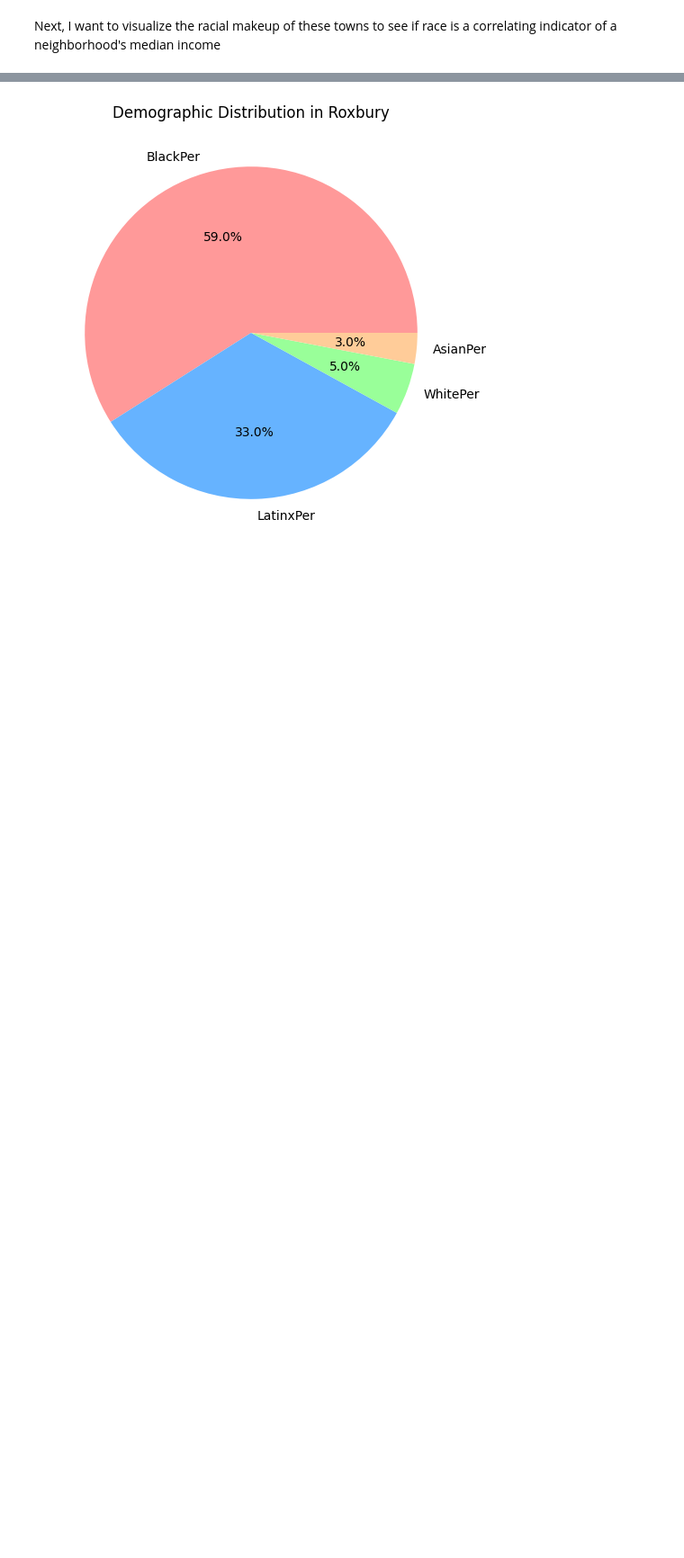
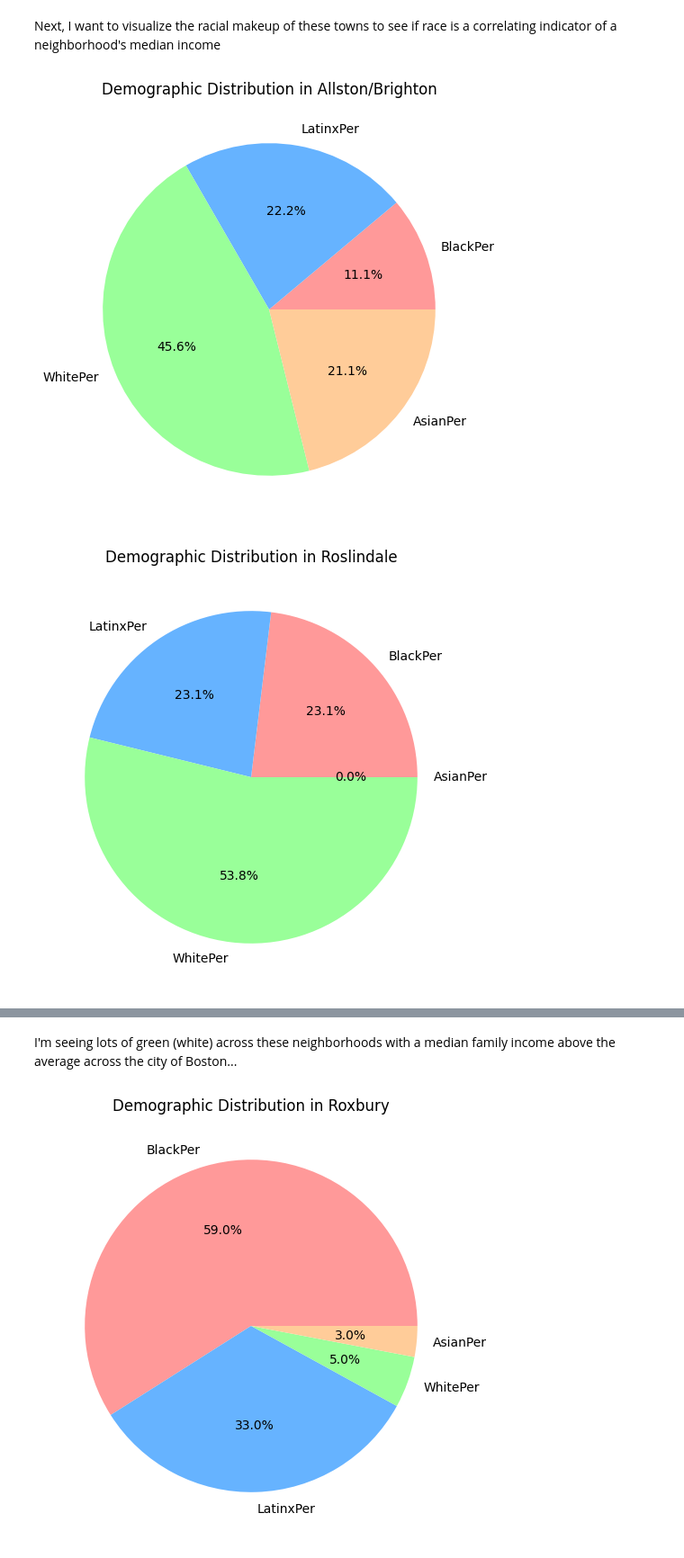
Before and after one commit to FortuneKosiUdeh/boston-income-analysis, a Jupyter notebook: childcare2.ipynb, the cells around one changed output, grey strips where cells are left out. Shown at 90% size. Drawn from its saved outputs; the diff is of its cells as text; code cells hidden in the pictures; blank space fills up the shorter version.

```diff
--- a/childcare2.ipynb
+++ b/childcare2.ipynb
@@ -29,0 +32,2 @@ df['MedianIncome'] = df['MedianIncome'].replace('[\$,]', '', regex=True).astype(
+# %%
+df = df.apply(lambda col: col.str.replace(',', '', regex=False) if col.dtype == "object" else col)
@@ -43,0 +40,2 @@ df = df.dropna(axis=0, how='any')
+# %%
+df = df.apply(lambda col: col.str.replace('%', '', regex=True).astype(float) if col.dtype == 'object' else col)
@@ -117,3 +138,14 @@ Text(0.5, 1.0, 'Low Income Neighborhoods')
 [figure]
 # %% [markdown]
 Next, I want to visualize the racial makeup of these towns to see if race is a correlating indicator of a neighborhood's median income
+# %%
+percentages = highIncomeNeighborhoods[['BlackPer', 'LatinxPer', 'WhitePer', 'AsianPer']]
+# Convert percentage columns to numeric values
+for neighborhood, data in highIncomeNeighborhoods.iterrows():
+    plt.figure(figsize=(8, 6))
+    plt.pie(data[percentages.columns], labels=percentages.columns, autopct='%1.1f%%', colors=['#ff9999','#66b3ff','#99ff99','#ffcc99'])
+    plt.title(f"Demographic Distribution in {neighborhood}")
+    plt.show()
+# %% [output]
+[figure, added]
+[figure, added]
@@ -120,2 +159,4 @@ Next, I want to visualize the racial makeup of these towns to see if race is a c
+# %% [markdown]
+I'm seeing lots of green (white) across these neighborhoods with a median family income above the average across the city of Boston...
 # %%
 percentages = lowIncomeNeighborhoods[['BlackPer', 'LatinxPer', 'WhitePer', 'AsianPer']]
```
Also changed, not shown: parts of 40 cells of this notebook.
